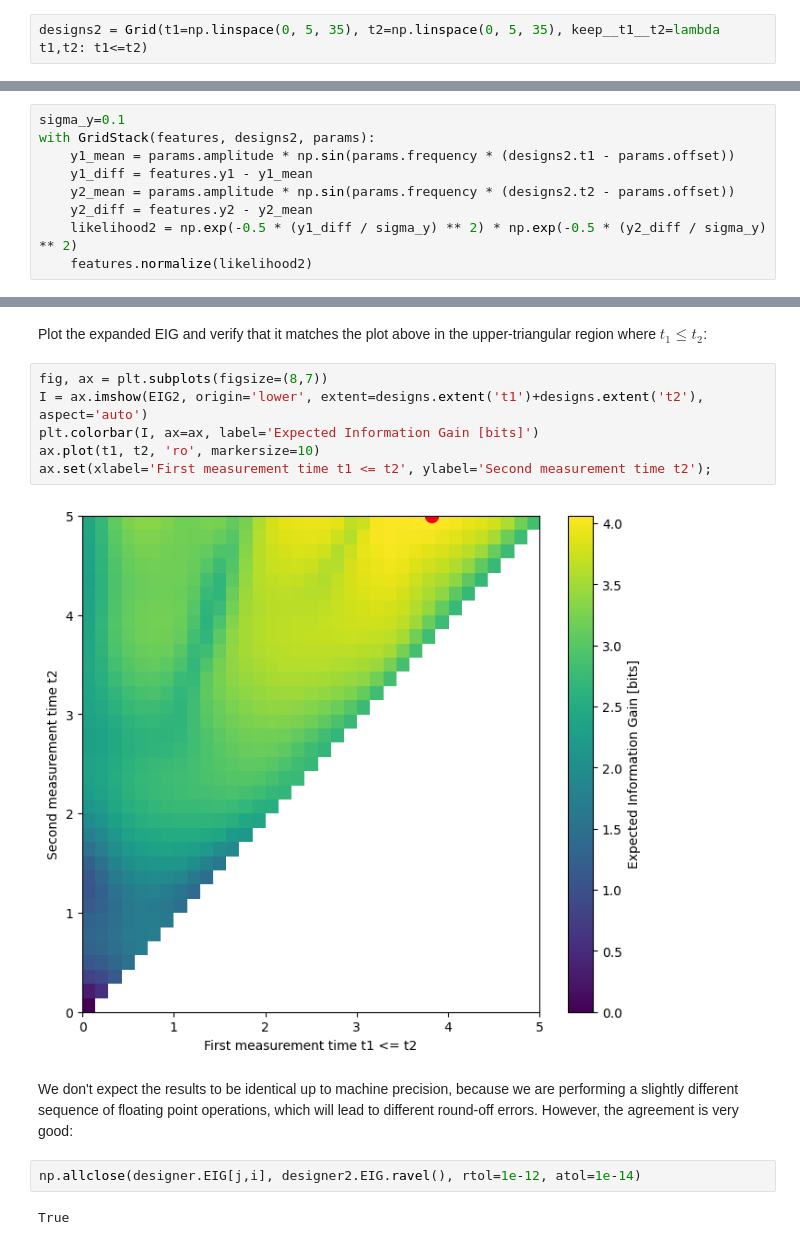
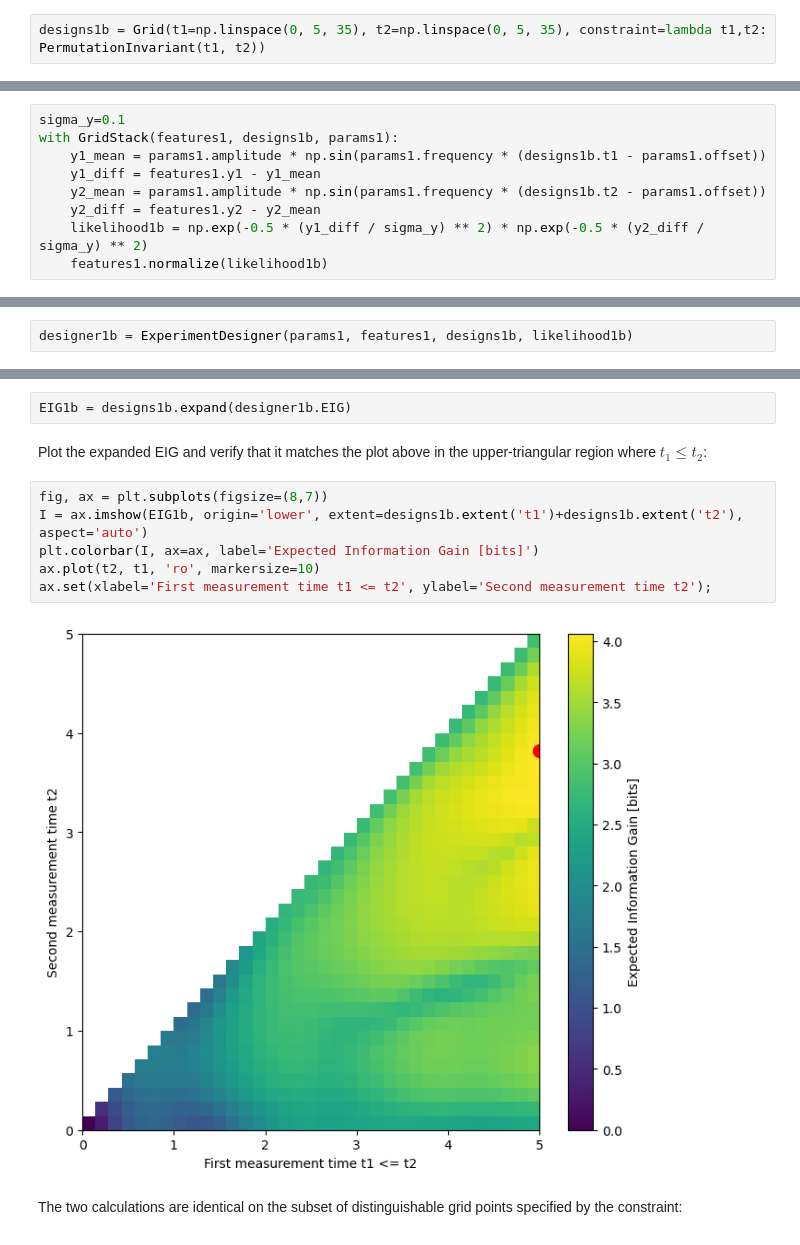
Before and after one commit to dkirkby/bayesdesign, a Jupyter notebook: examples/GridConstraints.ipynb, the cells around one changed output, grey strips where cells are left out. Cells and saved outputs as stored; diff of their text form.

Commit message:
Update constraints example nb

```diff
--- a/examples/GridConstraints.ipynb
+++ b/examples/GridConstraints.ipynb
@@ -89,5 +110,5 @@ Next, impose permutation symmetry on the design space by requiring that $t_1 \le
 # %%
-designs2 = Grid(t1=np.linspace(0, 5, 35), t2=np.linspace(0, 5, 35), keep__t1__t2=lambda t1,t2: t1<=t2)
+designs1b = Grid(t1=np.linspace(0, 5, 35), t2=np.linspace(0, 5, 35), constraint=lambda t1,t2: PermutationInvariant(t1, t2))
 # %% [markdown]
 If we compare the shapes of the full and constrained features grid, we see that it is about a factor of 2 smaller:
 # %%
@@ -99,11 +120,11 @@ We can use exactly the same code to calculate the likelihood, but just replacing
 # %%
 sigma_y=0.1
-with GridStack(features, designs2, params):
-    y1_mean = params.amplitude * np.sin(params.frequency * (designs2.t1 - params.offset))
-    y1_diff = features.y1 - y1_mean
-    y2_mean = params.amplitude * np.sin(params.frequency * (designs2.t2 - params.offset))
-    y2_diff = features.y2 - y2_mean
-    likelihood2 = np.exp(-0.5 * (y1_diff / sigma_y) ** 2) * np.exp(-0.5 * (y2_diff / sigma_y) ** 2)
-    features.normalize(likelihood2)
+with GridStack(features1, designs1b, params1):
+    y1_mean = params1.amplitude * np.sin(params1.frequency * (designs1b.t1 - params1.offset))
+    y1_diff = features1.y1 - y1_mean
+    y2_mean = params1.amplitude * np.sin(params1.frequency * (designs1b.t2 - params1.offset))
+    y2_diff = features1.y2 - y2_mean
+    likelihood1b = np.exp(-0.5 * (y1_diff / sigma_y) ** 2) * np.exp(-0.5 * (y2_diff / sigma_y) ** 2)
+    features1.normalize(likelihood1b)
 # %% [markdown]
 Run the EIG calculation with this constrained grid:
@@ -124,0 +131,2 @@ ARRAY          EIG (630, 1)                   0.0 Mb
+# %%
+designer1b = ExperimentDesigner(params1, features1, designs1b, likelihood1b)
@@ -131,16 +150,14 @@ EIG2[j,i] = designer2.EIG.ravel()
+# %%
+EIG1b = designs1b.expand(designer1b.EIG)
 # %% [markdown]
 Plot the expanded EIG and verify that it matches the plot above in the upper-triangular region where $t_1 \le t_2$:
 # %%
 fig, ax = plt.subplots(figsize=(8,7))
-I = ax.imshow(EIG2, origin='lower', extent=designs.extent('t1')+designs.extent('t2'), aspect='auto')
+I = ax.imshow(EIG1b, origin='lower', extent=designs1b.extent('t1')+designs1b.extent('t2'), aspect='auto')
 plt.colorbar(I, ax=ax, label='Expected Information Gain [bits]')
-ax.plot(t1, t2, 'ro', markersize=10)
+ax.plot(t2, t1, 'ro', markersize=10)
 ax.set(xlabel='First measurement time t1 <= t2', ylabel='Second measurement time t2');
 # %% [output]
-[figure, old version]
+[figure, new version]
-# %% [markdown]
-We don't expect the results to be identical up to machine precision, because we are performing a slightly different sequence of floating point operations, which will lead to different round-off errors. However, the agreement is very good:
-# %%
-np.allclose(designer.EIG[j,i], designer2.EIG.ravel(), rtol=1e-12, atol=1e-14)
-# %% [output]
-True
+# %% [markdown]
+The two calculations are identical on the subset of distinguishable grid points specified by the constraint:
```
Also changed, not shown: parts of 55 cells of this notebook.
